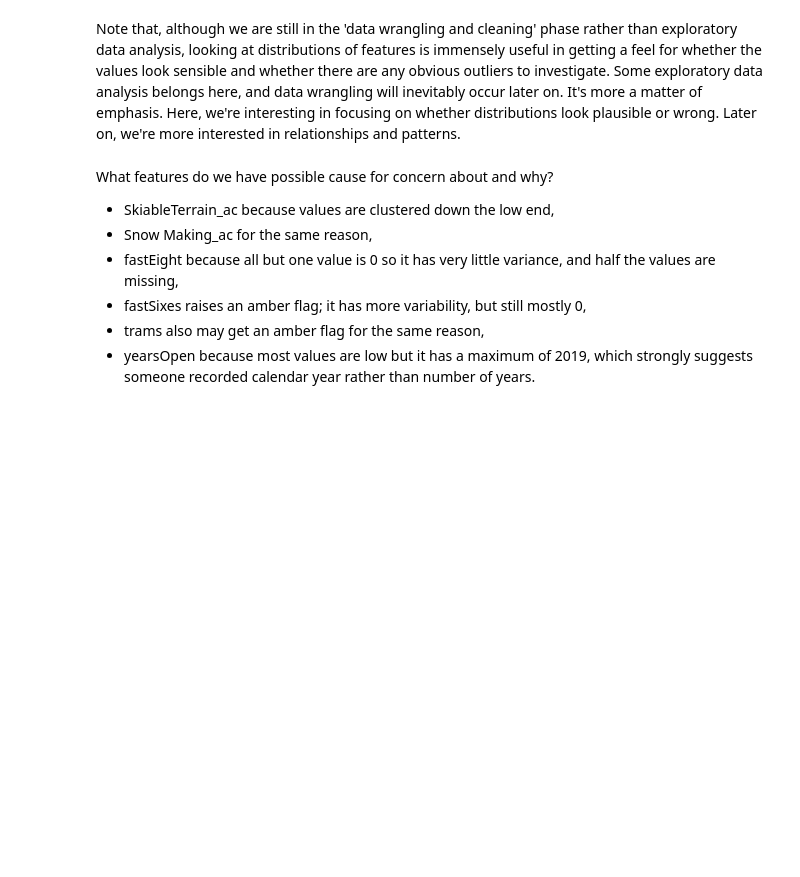
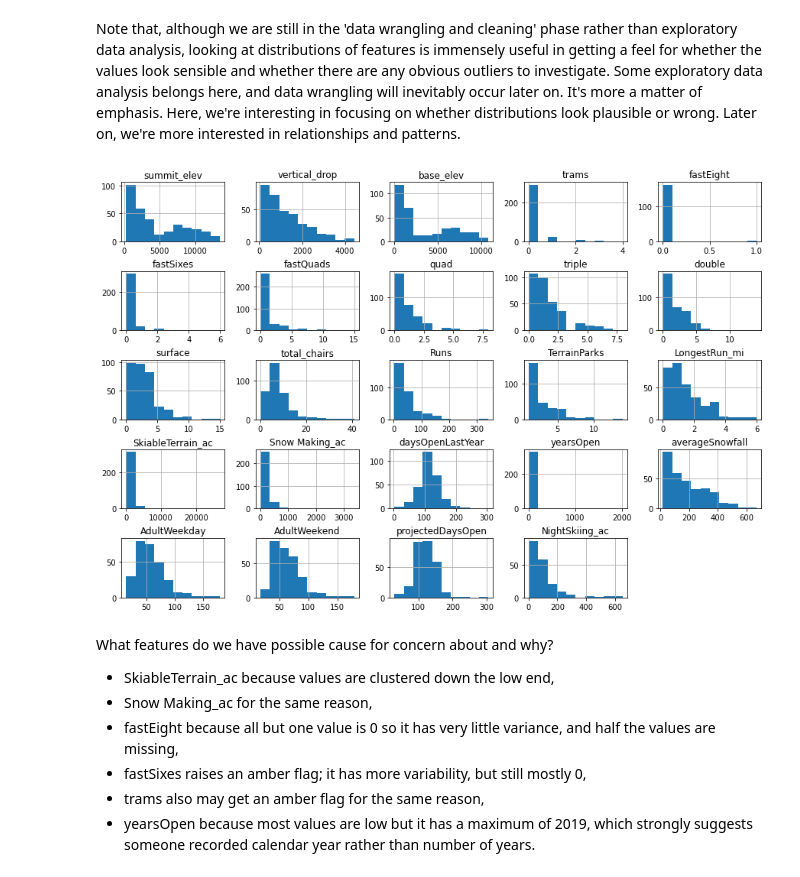
Before and after one commit to jay-laplante/DataScienceGuidedCapstone, a Jupyter notebook: Notebooks/02_data_wrangling.ipynb, the cells around one changed output. Drawn from its saved outputs; the diff is of its cells as text; code cells hidden in the pictures; blank space fills up the shorter version.

```diff
--- a/Notebooks/02_data_wrangling.ipynb
+++ b/Notebooks/02_data_wrangling.ipynb
@@ -423,12 +504,14 @@ Note that, although we are still in the 'data wrangling and cleaning' phase rath
 # %%
 #Code task 18#
 #Call ski_data's `hist` method to plot histograms of each of the numeric features
 #Try passing it an argument figsize=(15,10)
 #Try calling plt.subplots_adjust() with an argument hspace=0.5 to adjust the spacing
 #It's important you create legible and easy-to-read plots
-ski_data.___(___)
-#plt.subplots_adjust(hspace=___);
+ski_data.hist(figsize=(15,10))
+plt.subplots_adjust(hspace=.5);
 #Hint: notice how the terminating ';' "swallows" some messy output and leads to a tidier notebook
+# %% [output]
+[figure, added]
 # %% [markdown]
 What features do we have possible cause for concern about and why?
 
```
Also changed, not shown: parts of 28 cells of this notebook.
